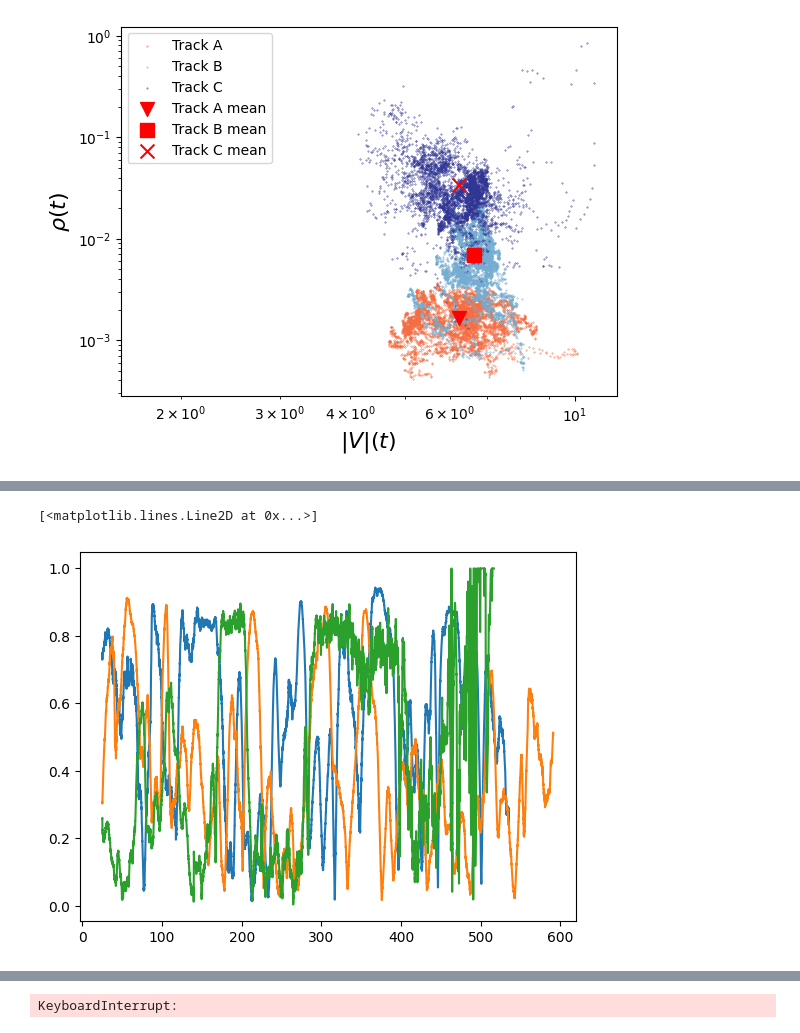
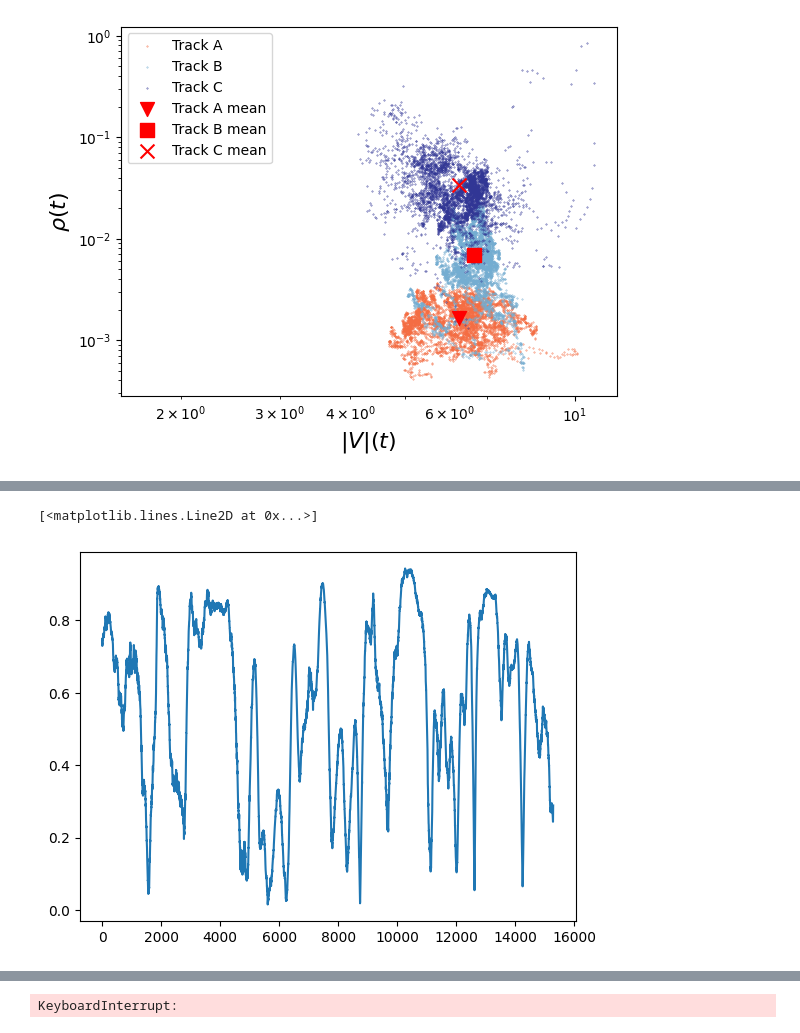
Before and after one commit to mmccraw98/flocking-emergence-iw, a Jupyter notebook: code/data/initial-data-analysis.ipynb, the cells around one changed output, grey strips where cells are left out. Cells and saved outputs as stored; diff of their text form; code cells hidden in the pictures.

```diff
--- a/code/data/initial-data-analysis.ipynb
+++ b/code/data/initial-data-analysis.ipynb
@@ -346,13 +394,13 @@ plt.savefig(f'high_vs_low_order_correlations_PDF_velocity_magnitude.png', dpi=30
+# %%
+# plt.plot(get_velocity_order_parameter(df_A[df_A.time.isin(low_regimes_A[0])]).values)
+
+plt.plot(get_velocity_order_parameter(df_A).values)
+# %% [output]
+[<matplotlib.lines.Line2D at 0x...>]
+[figure, added]
 # %%
-# TODO: neighbor distribution function
-
-# (split the data into ordered and disordered REGIMES i.e. continuous time periods where the order parameter is above or below a certain threshold)
-
-plt.plot(vel_order_A)
-plt.plot(vel_order_B)
-plt.plot(vel_order_C)
+# plt.plot(vel_order_A)
+# plt.plot(vel_order_B)
+# plt.plot(vel_order_C)
 
 # bin_centers, pdf_A = get_dist_pdf(df_A)
-# %% [output]
-[<matplotlib.lines.Line2D at 0x...>]
-[figure, removed]
```
Also changed, not shown: parts of 8 cells of this notebook, 1 other file.
